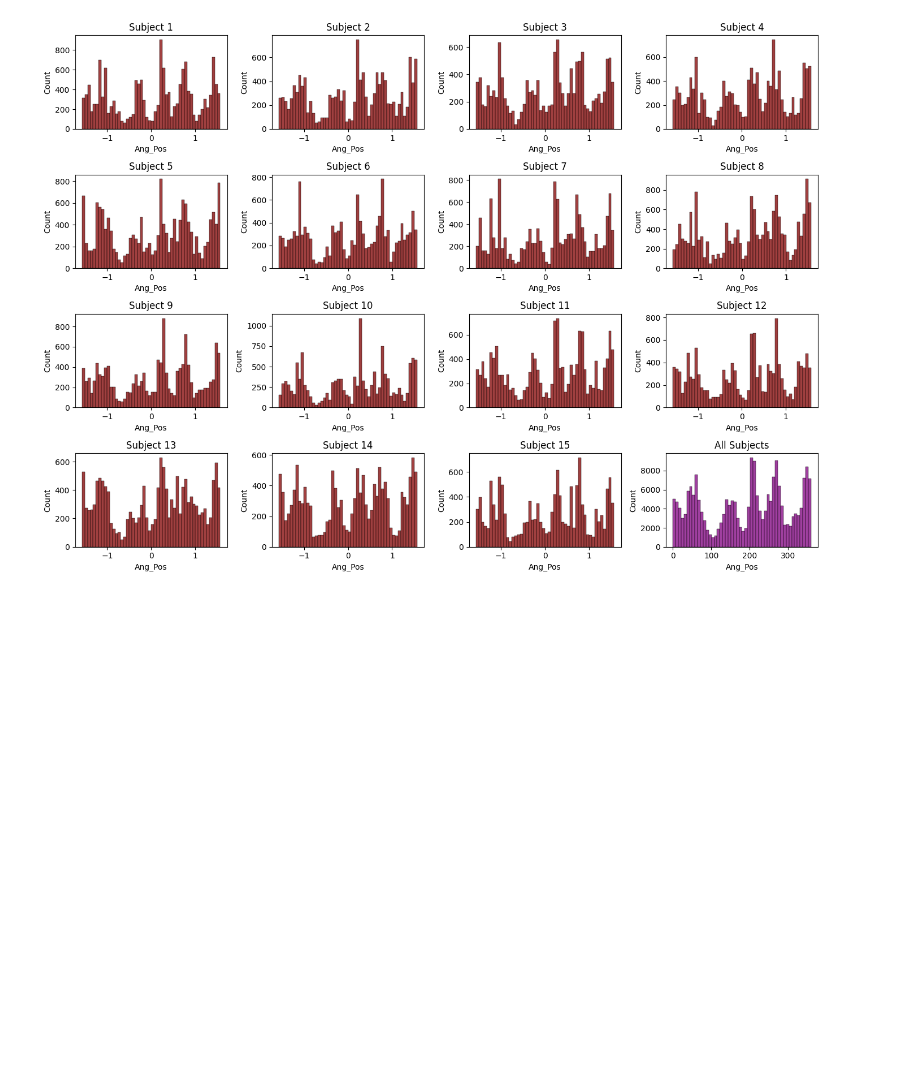
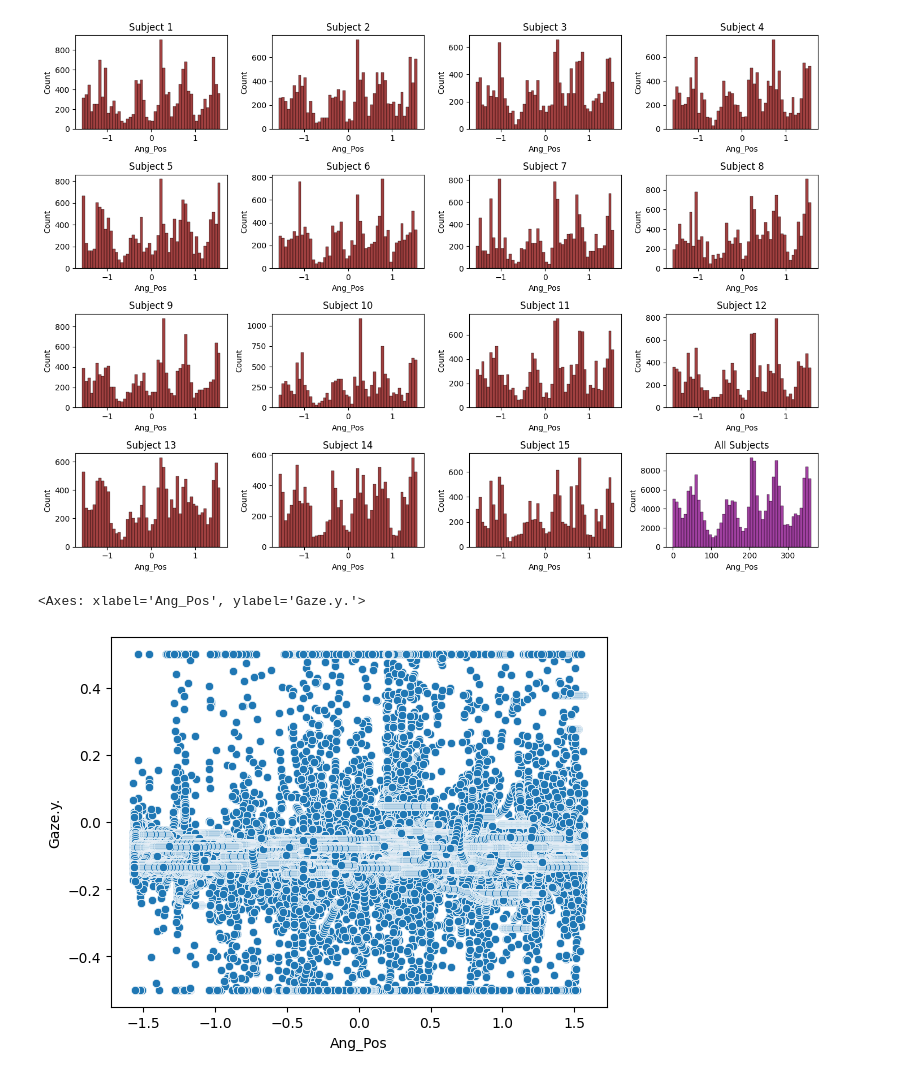
Before and after one commit to jerrymhuang/DreamDrone, a Jupyter notebook: FinalProject/exploration/hierarchical_gaze.ipynb, the cells around one changed output. Cells and saved outputs as stored; diff of their text form; code cells hidden in the pictures; blank space fills up the shorter version.

```diff
--- a/FinalProject/exploration/hierarchical_gaze.ipynb
+++ b/FinalProject/exploration/hierarchical_gaze.ipynb
@@ -55,7 +60,7 @@ subject_1_data.shape
 # %% [markdown]
 ## Data exploration: hierarchical structure
 # %%
-gaze_data = dataset[['Gaze.x.', 'Gaze.y.', 'Ang_Pos', 'Subject']]
+gaze_data = dataset[['Gaze.x.', 'Gaze.y.', 'Ang_Pos', 'Subject', 'Lap_Number']]
 gaze_data['Gaze.x.'] = gaze_data['Gaze.x.'] / DISPLAY_X - 0.5
 gaze_data['Gaze.y.'] = gaze_data['Gaze.y.'] / DISPLAY_Y - 0.5
 gaze_data['Ang_Pos'] = (gaze_data['Ang_Pos'] / 360 - 0.5) * np.pi
@@ -133,3 +138,8 @@ Dataset:
 plot_gaze_by_axis('Ang_Pos')
 # %% [output]
 [figure]
+# %%
+sns.scatterplot(x=gaze_data['Ang_Pos'], y=gaze_data['Gaze.y.'])
+# %% [output]
+<Axes: xlabel='Ang_Pos', ylabel='Gaze.y.'>
+[figure, added]
```
Also changed, not shown: parts of 2 cells of this notebook.
